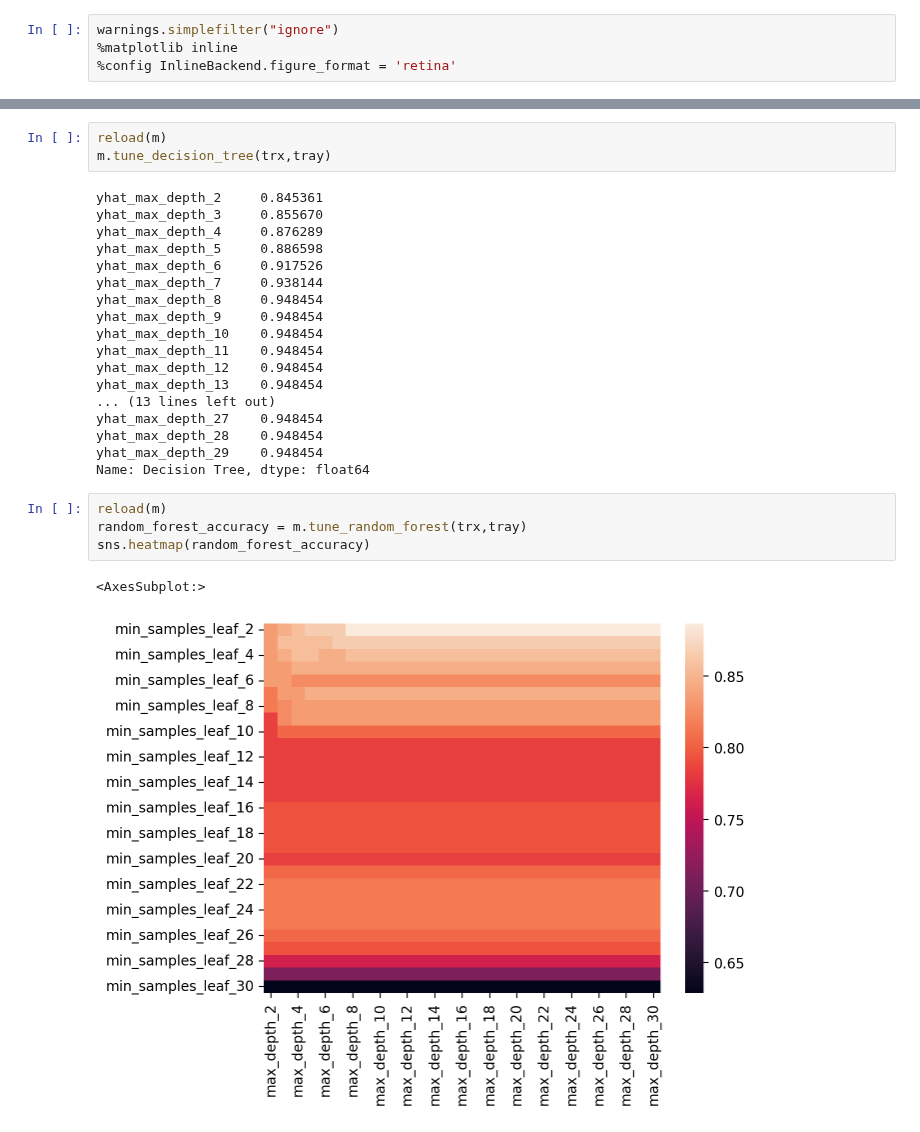
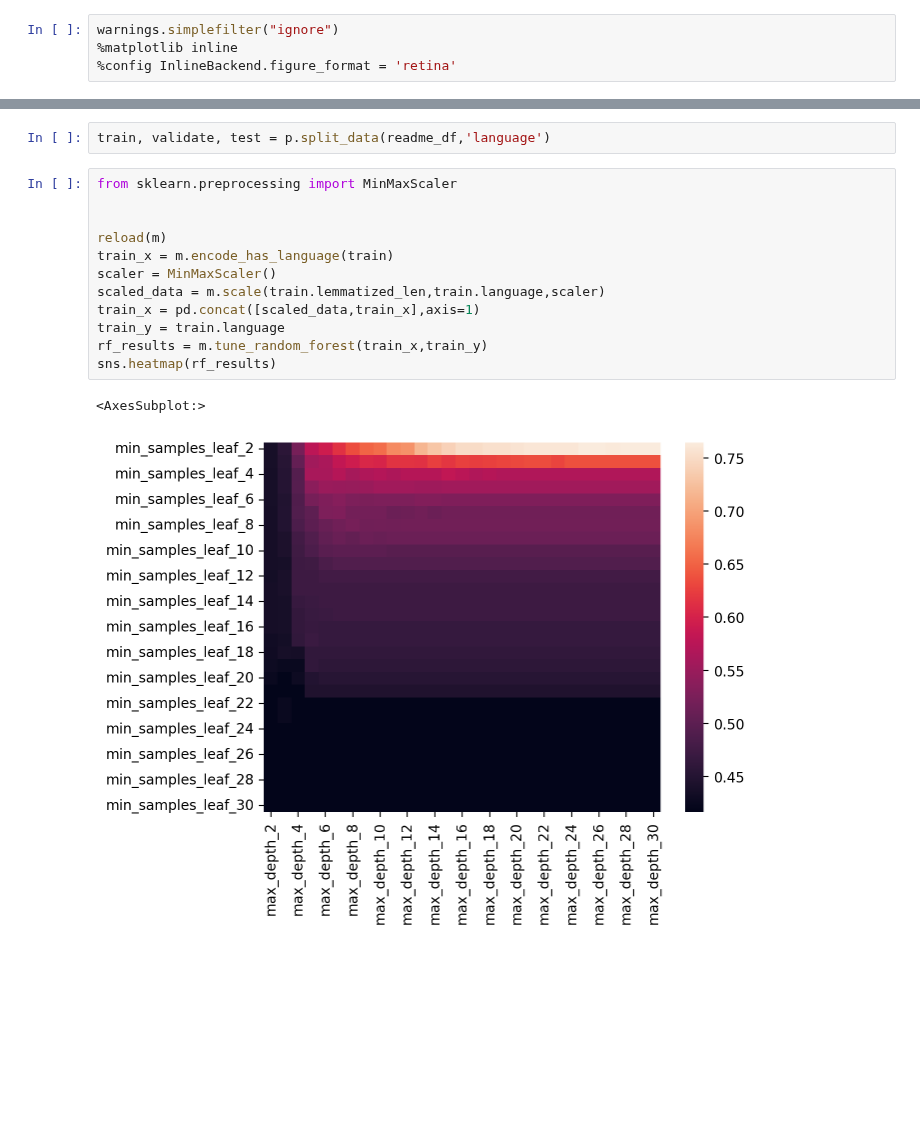
Before and after one commit to L-G-B-Team/nlp-project, a Jupyter notebook: woody_model.ipynb, the cells around one changed output, grey strips where cells are left out. Saved outputs shown, nothing was run; the diff lists cells and outputs as text; blank space fills up the shorter version.

```diff
--- a/woody_model.ipynb
+++ b/woody_model.ipynb
@@ -44,28 +20,17 @@ Name: yhat, Length: 97, dtype: object
-# %%
-reload(m)
-m.tune_decision_tree(trx,tray)
-# %% [output]
-yhat_max_depth_2     0.845361
-yhat_max_depth_3     0.855670
-yhat_max_depth_4     0.876289
-yhat_max_depth_5     0.886598
-yhat_max_depth_6     0.917526
-yhat_max_depth_7     0.938144
-yhat_max_depth_8     0.948454
-yhat_max_depth_9     0.948454
-yhat_max_depth_10    0.948454
-yhat_max_depth_11    0.948454
-yhat_max_depth_12    0.948454
-yhat_max_depth_13    0.948454
-... (13 lines left out)
-yhat_max_depth_27    0.948454
-yhat_max_depth_28    0.948454
-yhat_max_depth_29    0.948454
-Name: Decision Tree, dtype: float64
-# %%
-reload(m)
-random_forest_accuracy = m.tune_random_forest(trx,tray)
-sns.heatmap(random_forest_accuracy)
-# %% [output]
-<AxesSubplot:>
-[figure, removed]
+# %%
+train, validate, test = p.split_data(readme_df,'language')
+# %%
+from sklearn.preprocessing import MinMaxScaler
+
+
+reload(m)
+train_x = m.encode_has_language(train)
+scaler = MinMaxScaler()
+scaled_data = m.scale(train.lemmatized_len,train.language,scaler)
+train_x = pd.concat([scaled_data,train_x],axis=1)
+train_y = train.language
+rf_results = m.tune_random_forest(train_x,train_y)
+sns.heatmap(rf_results)
+# %% [output]
+<AxesSubplot:>
+[figure, added]
```
Also changed, not shown: parts of 2 cells of this notebook, 1 other file.
